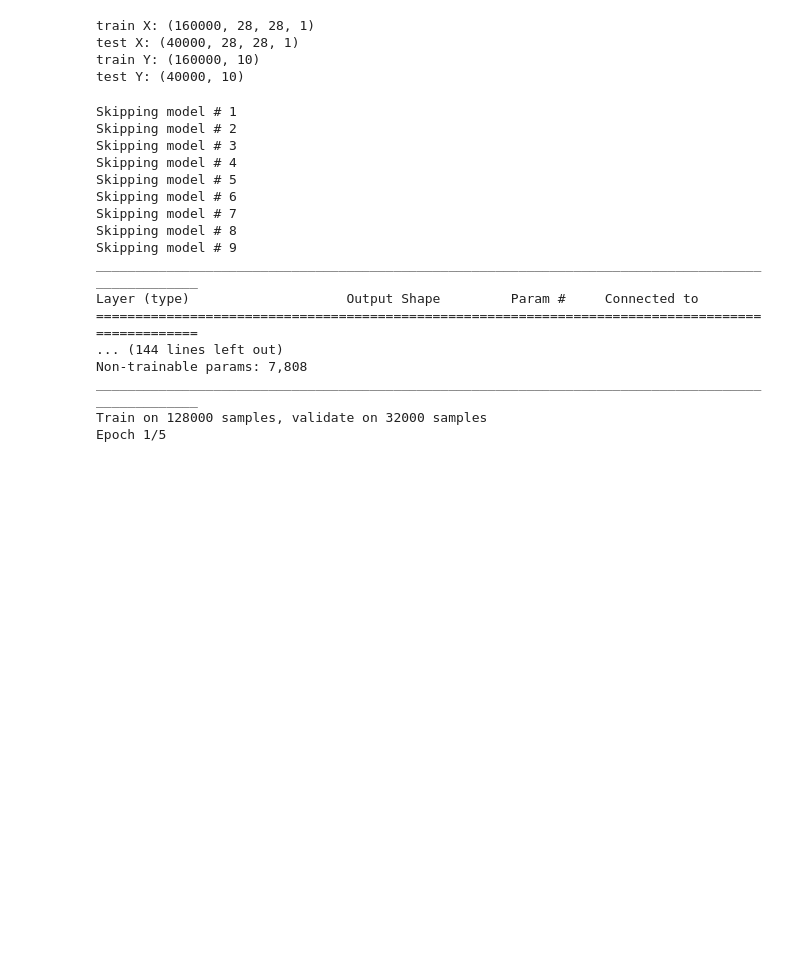
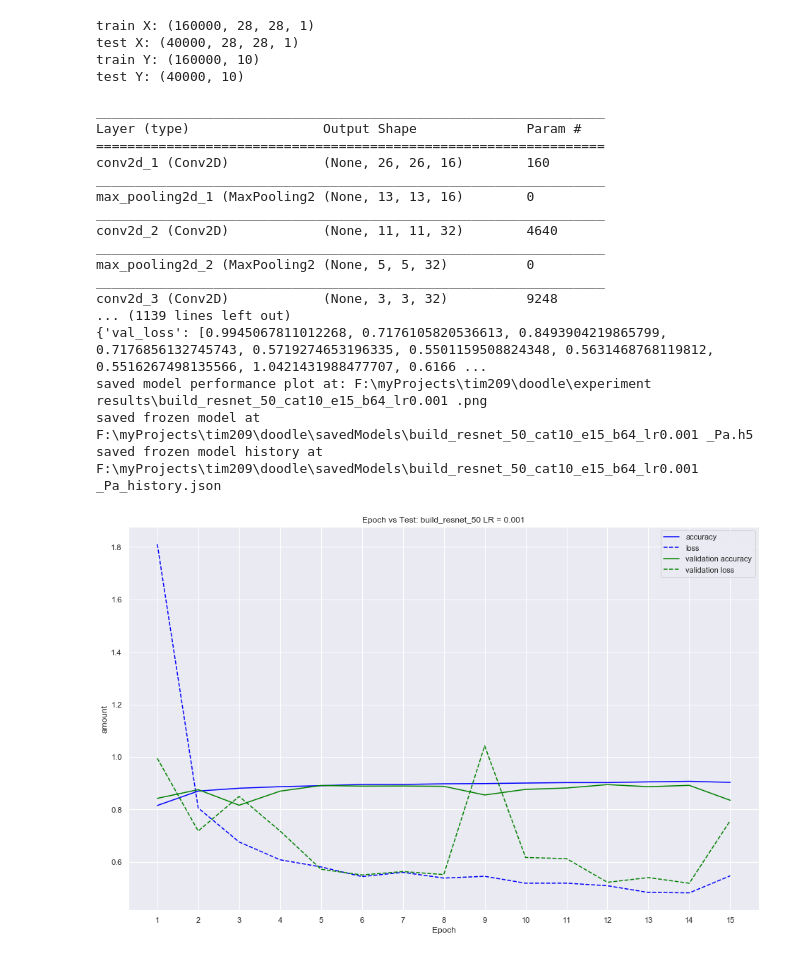
Before and after one commit to adhocmaster/doodleNumpy, a Jupyter notebook: trainTestSaveModels.ipynb, the cells around one changed output. Drawn from its saved outputs; the diff is of its cells as text; code cells hidden in the pictures; blank space fills up the shorter version.

```diff
--- a/trainTestSaveModels.ipynb
+++ b/trainTestSaveModels.ipynb
@@ -52,51 +53,52 @@ test X: (40000, 28, 28, 1)
 train Y: (160000, 10)
 test Y: (40000, 10)
 # %%
-epochSize = 5
+epochSize = 15
 batchSize = 64
 learningRate = 0.001
 confStr = "_cat" + str( categoriesLen ) + "_e" + str( epochSize ) + "_b" + str( batchSize ) + "_lr" + str( learningRate ) + " "
 histories = []
 for i in range( doodleModels.numberOfAvailableModels ):
 
     modelNo = i + 1
 
     #1 filter if needed
     if type( trainOnlyModels ) == list and len( trainOnlyModels ) > 0 and modelNo not in trainOnlyModels:
         print( "Skipping model #", modelNo )
         continue
 
     #2 get and train model
     model = doodleModels.getModel( modelNo, learningRate )
     history, testLoss, testAcc = doodleModels.runModel( model, epochSize, batchSize )
     histories.append( ( model, history, testLoss, testAcc ) )
 
     #3 save model performance plot
     plotSavePath = modelGraphDirectory + model.name + confStr + ".png"
     doodleModels.plotModelTrainPerformance( model, plotSavePath )
 
     #4 save trained model
     if saveModels == True:
         modelPath = modelDirectory + model.name + confStr + "_Pa.h5"
         doodleModels.saveModelAndHistory( model, modelPath )
 # %% [output]
-Skipping model # 1
-Skipping model # 2
-Skipping model # 3
-Skipping model # 4
-Skipping model # 5
-Skipping model # 6
-Skipping model # 7
-Skipping model # 8
-Skipping model # 9
-__________________________________________________________________________________________________
-Layer (type)                    Output Shape         Param #     Connected to
-==================================================================================================
-... (144 lines left out)
-Non-trainable params: 7,808
-__________________________________________________________________________________________________
-Train on 128000 samples, validate on 32000 samples
-Epoch 1/5
+_________________________________________________________________
+Layer (type)                 Output Shape              Param #
+=================================================================
+conv2d_1 (Conv2D)            (None, 26, 26, 16)        160
+_________________________________________________________________
+max_pooling2d_1 (MaxPooling2 (None, 13, 13, 16)        0
+_________________________________________________________________
+conv2d_2 (Conv2D)            (None, 11, 11, 32)        4640
+_________________________________________________________________
+max_pooling2d_2 (MaxPooling2 (None, 5, 5, 32)          0
+_________________________________________________________________
+conv2d_3 (Conv2D)            (None, 3, 3, 32)          9248
+... (1139 lines left out)
+{'val_loss': [0.9945067811012268, 0.7176105820536613, 0.8493904219865799, 0.7176856132745743, 0.5719274653196335, 0.5501159508824348, 0.5631468768119812, 0.5516267498135566, 1.0421431988477707, 0.6166 ...
+saved model performance plot at: F:\myProjects\tim209\doodle\experiment results\build_resnet_50_cat10_e15_b64_lr0.001 .png
+saved frozen model at F:\myProjects\tim209\doodle\savedModels\build_resnet_50_cat10_e15_b64_lr0.001 _Pa.h5
+saved frozen model history at F:\myProjects\tim209\doodle\savedModels\build_resnet_50_cat10_e15_b64_lr0.001 _Pa_history.json
+[figure, added]
 # %%
 #print all model graph
 plt.close()
```
Also changed, not shown: parts of 4 cells of this notebook, 3 other files.
